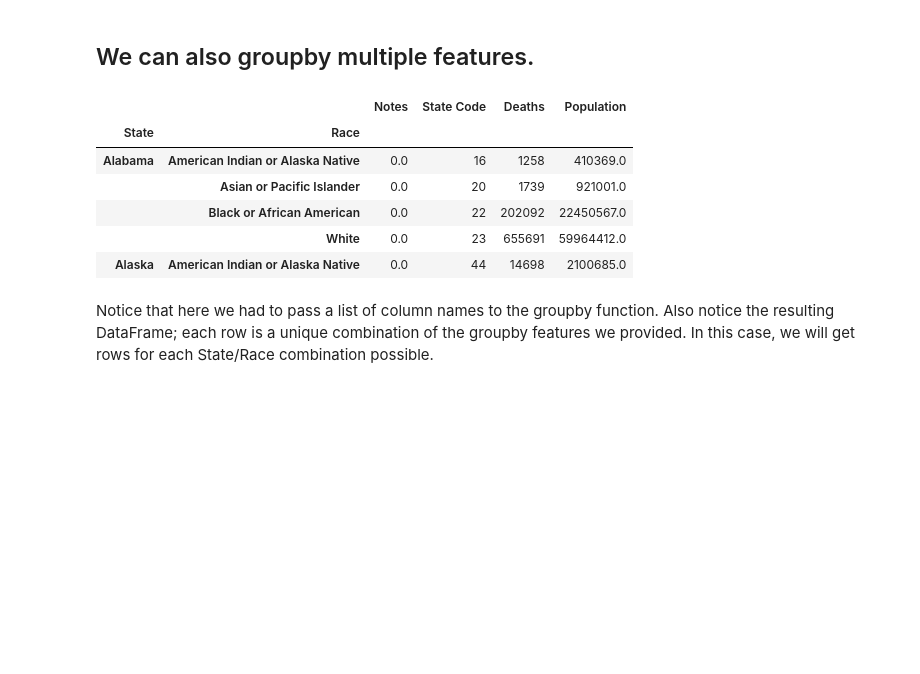
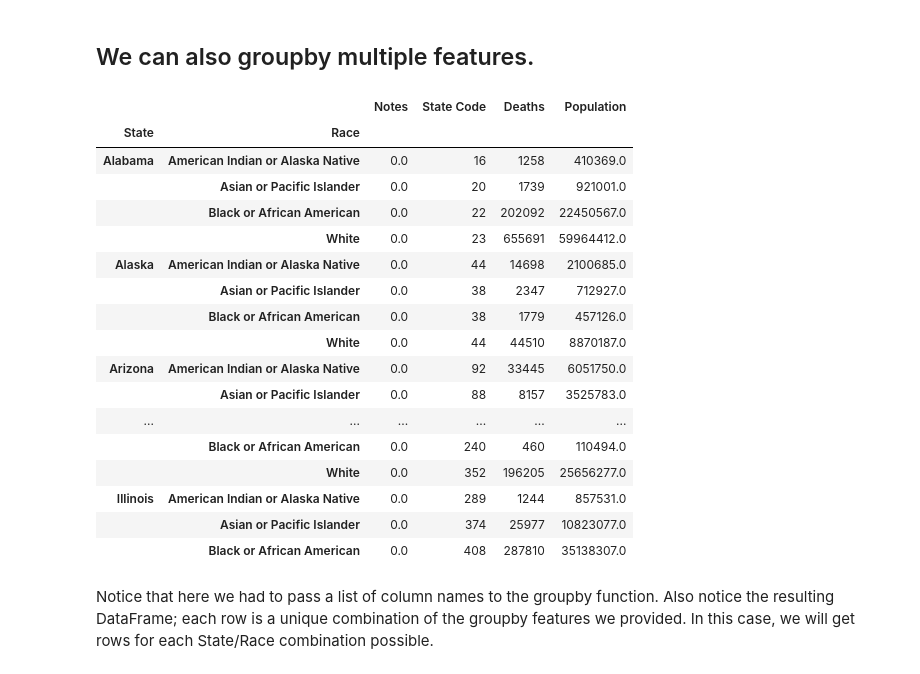
Before and after one commit to benbluecore/Intro_Data_Science, a Jupyter notebook: Day04/Pandas Practice .ipynb, the cells around one changed output. Cells and saved outputs as stored; diff of their text form; code cells hidden in the pictures; blank space fills up the shorter version.

```diff
--- a/Day04/Pandas Practice .ipynb
+++ b/Day04/Pandas Practice .ipynb
@@ -106,15 +156,26 @@ grouped.Death_Rate.plot(kind='barh')
 ## We can also groupby multiple features.
 # %%
 grouped = df.groupby(['State', 'Race']).sum()
-grouped.head()
+grouped.head(55)
 # %% [output]
 |  |  | Notes | State Code | Deaths | Population |
 | State | Race |  |  |  |  |
 | Alabama | American Indian or Alaska Native | 0.0 | 16 | 1258 | 410369.0 |
 |  | Asian or Pacific Islander | 0.0 | 20 | 1739 | 921001.0 |
 |  | Black or African American | 0.0 | 22 | 202092 | 22450567.0 |
 |  | White | 0.0 | 23 | 655691 | 59964412.0 |
 | Alaska | American Indian or Alaska Native | 0.0 | 44 | 14698 | 2100685.0 |
+|  | Asian or Pacific Islander | 0.0 | 38 | 2347 | 712927.0 |
+|  | Black or African American | 0.0 | 38 | 1779 | 457126.0 |
+|  | White | 0.0 | 44 | 44510 | 8870187.0 |
+| Arizona | American Indian or Alaska Native | 0.0 | 92 | 33445 | 6051750.0 |
+|  | Asian or Pacific Islander | 0.0 | 88 | 8157 | 3525783.0 |
+| ... | ... | ... | ... | ... | ... |
+|  | Black or African American | 0.0 | 240 | 460 | 110494.0 |
+|  | White | 0.0 | 352 | 196205 | 25656277.0 |
+| Illinois | American Indian or Alaska Native | 0.0 | 289 | 1244 | 857531.0 |
+|  | Asian or Pacific Islander | 0.0 | 374 | 25977 | 10823077.0 |
+|  | Black or African American | 0.0 | 408 | 287810 | 35138307.0 |
 # %% [markdown]
 Notice that here we had to pass a list of column names to the groupby function.
 Also notice the resulting DataFrame; each row is a unique combination of the groupby features we provided. In this case, we will get rows for each State/Race combination possible.
```
Also changed, not shown: parts of 33 cells of this notebook, 4 other files.
